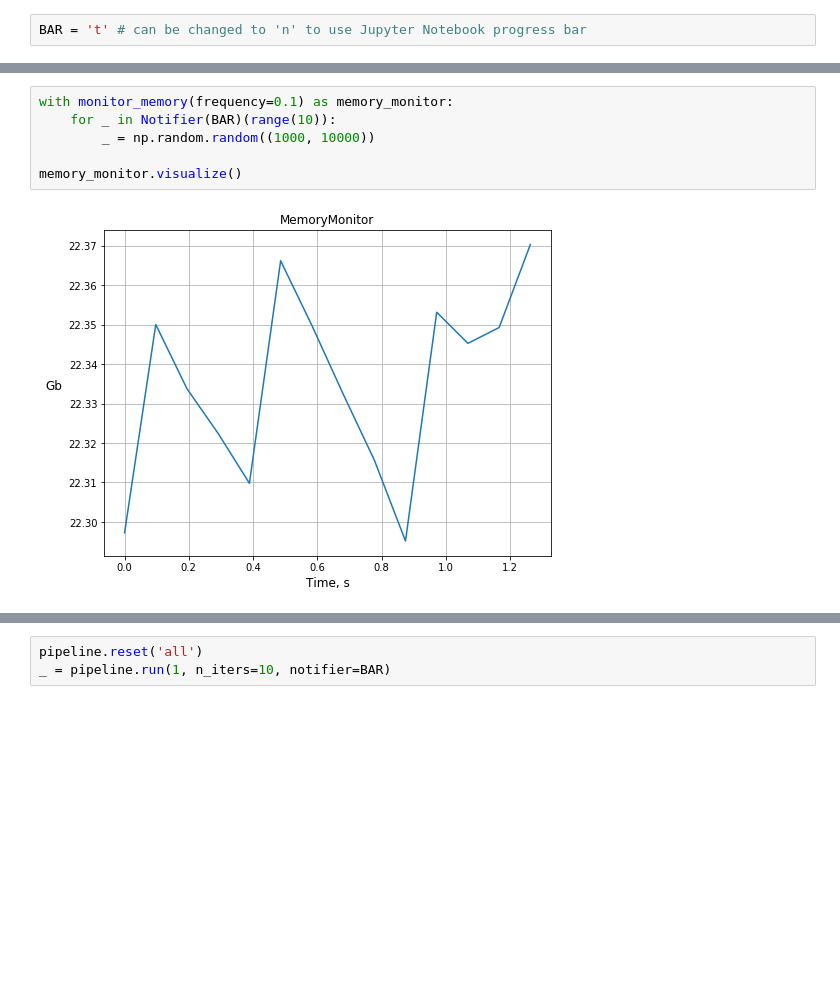
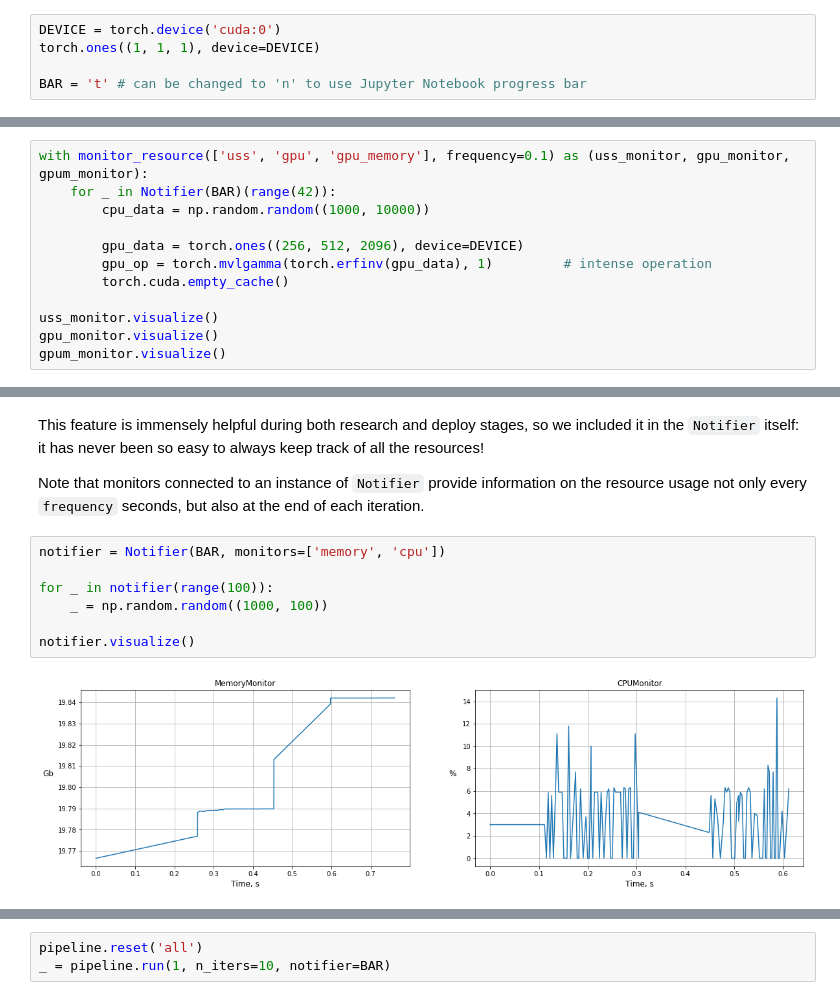
Before and after one commit to analysiscenter/batchflow, a Jupyter notebook: examples/tutorials/09_tracking.ipynb, the cells around one changed output, grey strips where cells are left out. Cells and saved outputs as stored; diff of their text form; blank space fills up the shorter version.

```diff
--- a/examples/tutorials/09_tracking.ipynb
+++ b/examples/tutorials/09_tracking.ipynb
@@ -15,2 +29,5 @@ from batchflow.monitor import *
 # %%
+DEVICE = torch.device('cuda:0')
+torch.ones((1, 1, 1), device=DEVICE)
+
 BAR = 't' # can be changed to 'n' to use Jupyter Notebook progress bar
@@ -59,0 +93,12 @@ cpu_monitor.visualize()
+# %%
+with monitor_resource(['uss', 'gpu', 'gpu_memory'], frequency=0.1) as (uss_monitor, gpu_monitor, gpum_monitor):
+    for _ in Notifier(BAR)(range(42)):
+        cpu_data = np.random.random((1000, 10000))
+
+        gpu_data = torch.ones((256, 512, 2096), device=DEVICE)
+        gpu_op = torch.mvlgamma(torch.erfinv(gpu_data), 1)         # intense operation
+        torch.cuda.empty_cache()
+
+uss_monitor.visualize()
+gpu_monitor.visualize()
+gpum_monitor.visualize()
@@ -60,8 +109,13 @@ cpu_monitor.visualize()
+# %% [markdown]
+This feature is immensely helpful during both research and deploy stages, so we included it in the `Notifier` itself: it has never been so easy to always keep track of all the resources!
+
+Note that monitors connected to an instance of `Notifier` provide information on the resource usage not only every `frequency` seconds, but also at the end of each iteration.
 # %%
-with monitor_memory(frequency=0.1) as memory_monitor:
-    for _ in Notifier(BAR)(range(10)):
-        _ = np.random.random((1000, 10000))
+notifier = Notifier(BAR, monitors=['memory', 'cpu'])
 
-memory_monitor.visualize()
+for _ in notifier(range(100)):
+    _ = np.random.random((1000, 100))
+
+notifier.visualize()
 # %% [output]
-[figure, old version]
+[figure, new version]
```
Also changed, not shown: parts of 32 cells of this notebook.
